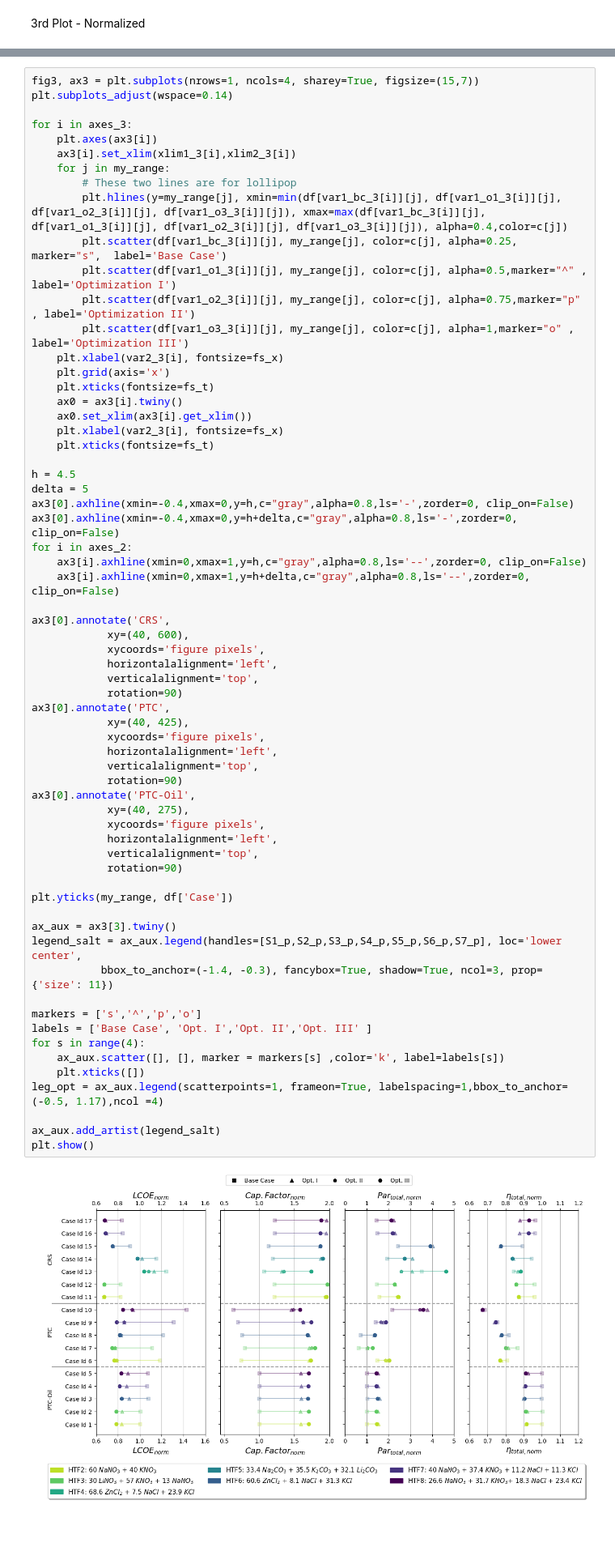
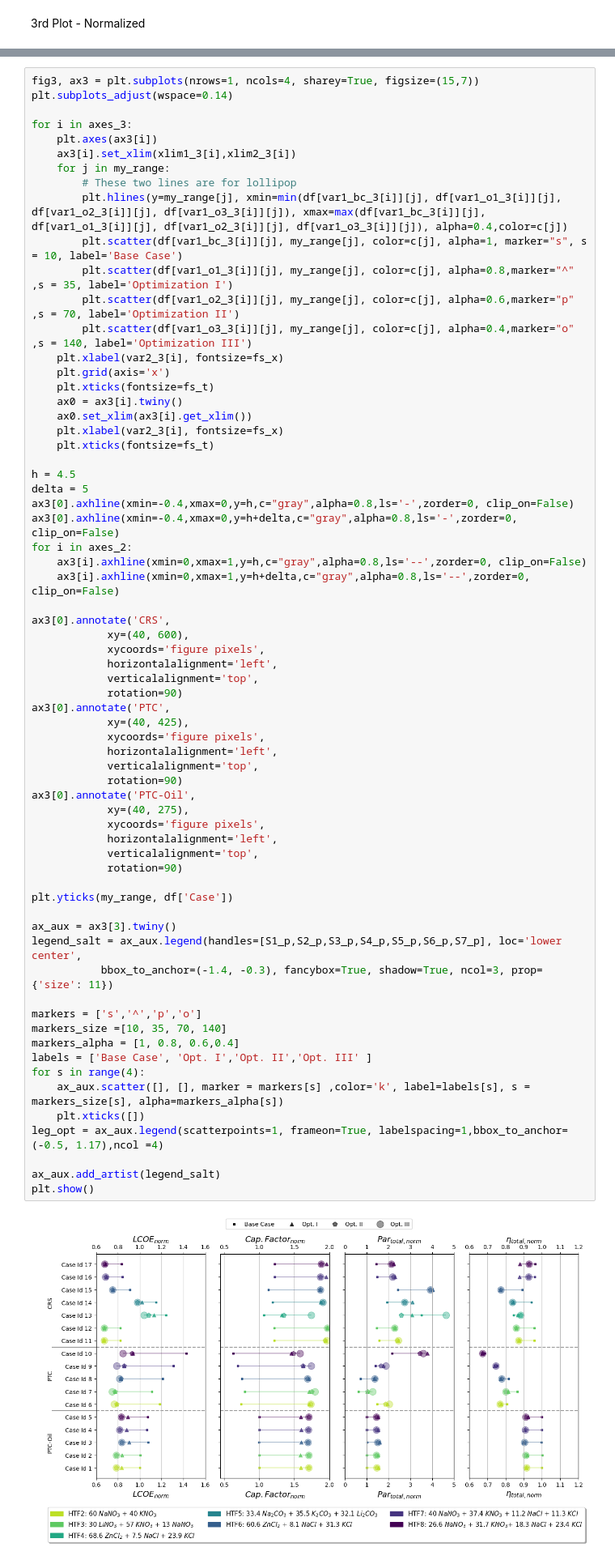
Before and after one commit to J-Cardemil/Dataviz, a Jupyter notebook: Lolipop/Paper_results_Salts_Base.ipynb, the cells around one changed output, grey strips where cells are left out. Shown: that part at 81% size. Cells and saved outputs as stored; diff of their text form; blank space fills up the shorter version.

Commit message:
plot salts

```diff
--- a/Lolipop/Paper_results_Salts_Base.ipynb
+++ b/Lolipop/Paper_results_Salts_Base.ipynb
@@ -227,10 +203,10 @@ for i in axes_3:
     for j in my_range:
         # These two lines are for lollipop
         plt.hlines(y=my_range[j], xmin=min(df[var1_bc_3[i]][j], df[var1_o1_3[i]][j], df[var1_o2_3[i]][j], df[var1_o3_3[i]][j]), xmax=max(df[var1_bc_3[i]][j], df[var1_o1_3[i]][j], df[var1_o2_3[i]][j], df[var1_o3_3[i]][j]), alpha=0.4,color=c[j])
-        plt.scatter(df[var1_bc_3[i]][j], my_range[j], color=c[j], alpha=0.25, marker="s",  label='Base Case')
-        plt.scatter(df[var1_o1_3[i]][j], my_range[j], color=c[j], alpha=0.5,marker="^" , label='Optimization I')
-        plt.scatter(df[var1_o2_3[i]][j], my_range[j], color=c[j], alpha=0.75,marker="p" , label='Optimization II')
-        plt.scatter(df[var1_o3_3[i]][j], my_range[j], color=c[j], alpha=1,marker="o" , label='Optimization III')
+        plt.scatter(df[var1_bc_3[i]][j], my_range[j], color=c[j], alpha=1, marker="s", s = 10, label='Base Case')
+        plt.scatter(df[var1_o1_3[i]][j], my_range[j], color=c[j], alpha=0.8,marker="^" ,s = 35, label='Optimization I')
+        plt.scatter(df[var1_o2_3[i]][j], my_range[j], color=c[j], alpha=0.6,marker="p" ,s = 70, label='Optimization II')
+        plt.scatter(df[var1_o3_3[i]][j], my_range[j], color=c[j], alpha=0.4,marker="o" ,s = 140, label='Optimization III')
     plt.xlabel(var2_3[i], fontsize=fs_x)
     plt.grid(axis='x')
     plt.xticks(fontsize=fs_t)
@@ -254,35 +230,37 @@ ax3[0].annotate('CRS',
             verticalalignment='top',
             rotation=90)
 ax3[0].annotate('PTC',
             xy=(40, 425),
             xycoords='figure pixels',
             horizontalalignment='left',
             verticalalignment='top',
             rotation=90)
 ax3[0].annotate('PTC-Oil',
             xy=(40, 275),
             xycoords='figure pixels',
             horizontalalignment='left',
             verticalalignment='top',
             rotation=90)
 
 plt.yticks(my_range, df['Case'])
 
 ax_aux = ax3[3].twiny()
 legend_salt = ax_aux.legend(handles=[S1_p,S2_p,S3_p,S4_p,S5_p,S6_p,S7_p], loc='lower center',
            bbox_to_anchor=(-1.4, -0.3), fancybox=True, shadow=True, ncol=3, prop={'size': 11})
 
 markers = ['s','^','p','o']
+markers_size =[10, 35, 70, 140]
+markers_alpha = [1, 0.8, 0.6,0.4]
 labels = ['Base Case', 'Opt. I','Opt. II','Opt. III' ]
 for s in range(4):
-    ax_aux.scatter([], [], marker = markers[s] ,color='k', label=labels[s])
+    ax_aux.scatter([], [], marker = markers[s] ,color='k', label=labels[s], s = markers_size[s], alpha=markers_alpha[s])
     plt.xticks([])
 leg_opt = ax_aux.legend(scatterpoints=1, frameon=True, labelspacing=1,bbox_to_anchor=(-0.5, 1.17),ncol =4)
 
 ax_aux.add_artist(legend_salt)
 plt.show()
 # %% [output]
-[figure, old version]
+[figure, new version]
 # %%
 aux=list(range(4))
 aux
```
Also changed, not shown: parts of 2 cells of this notebook, 1 other file.
